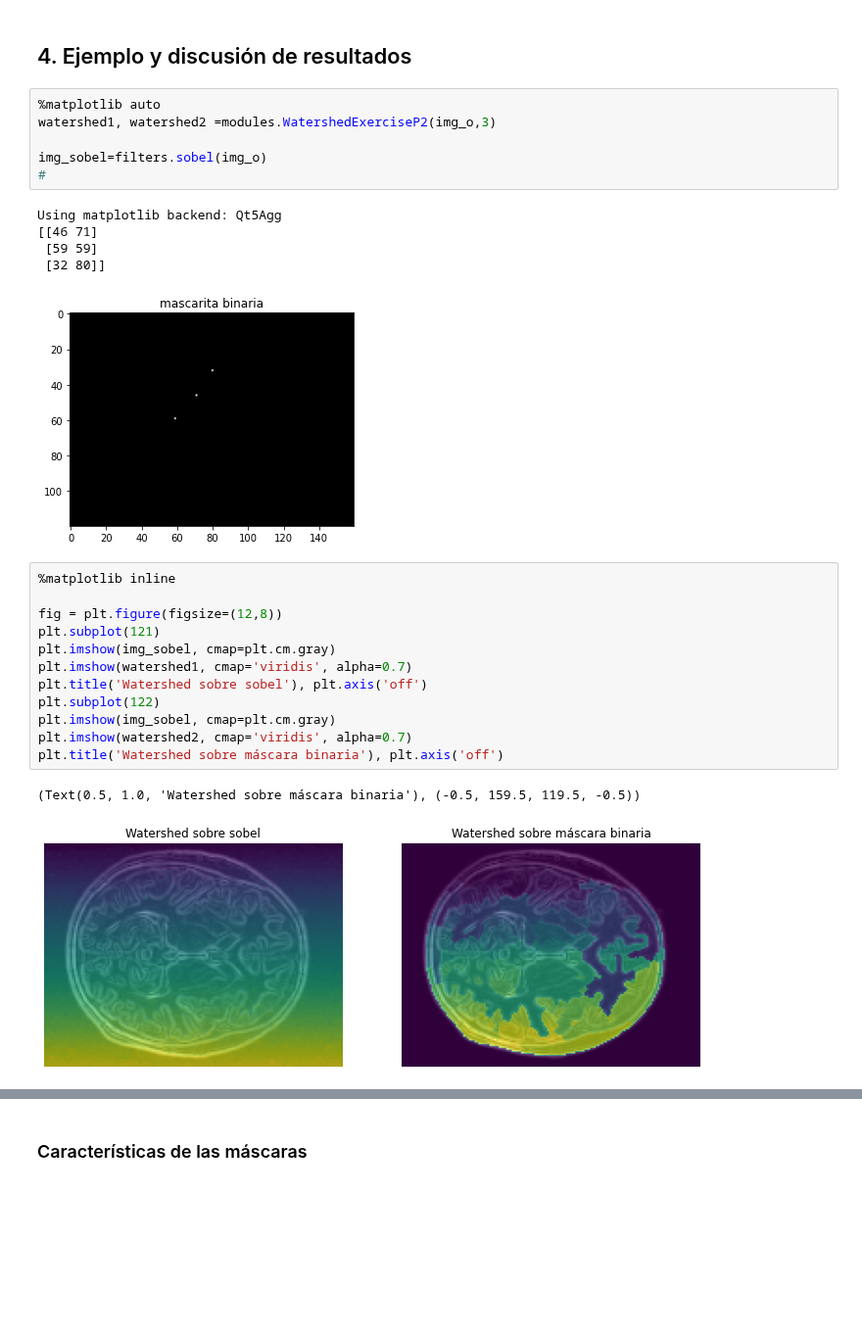
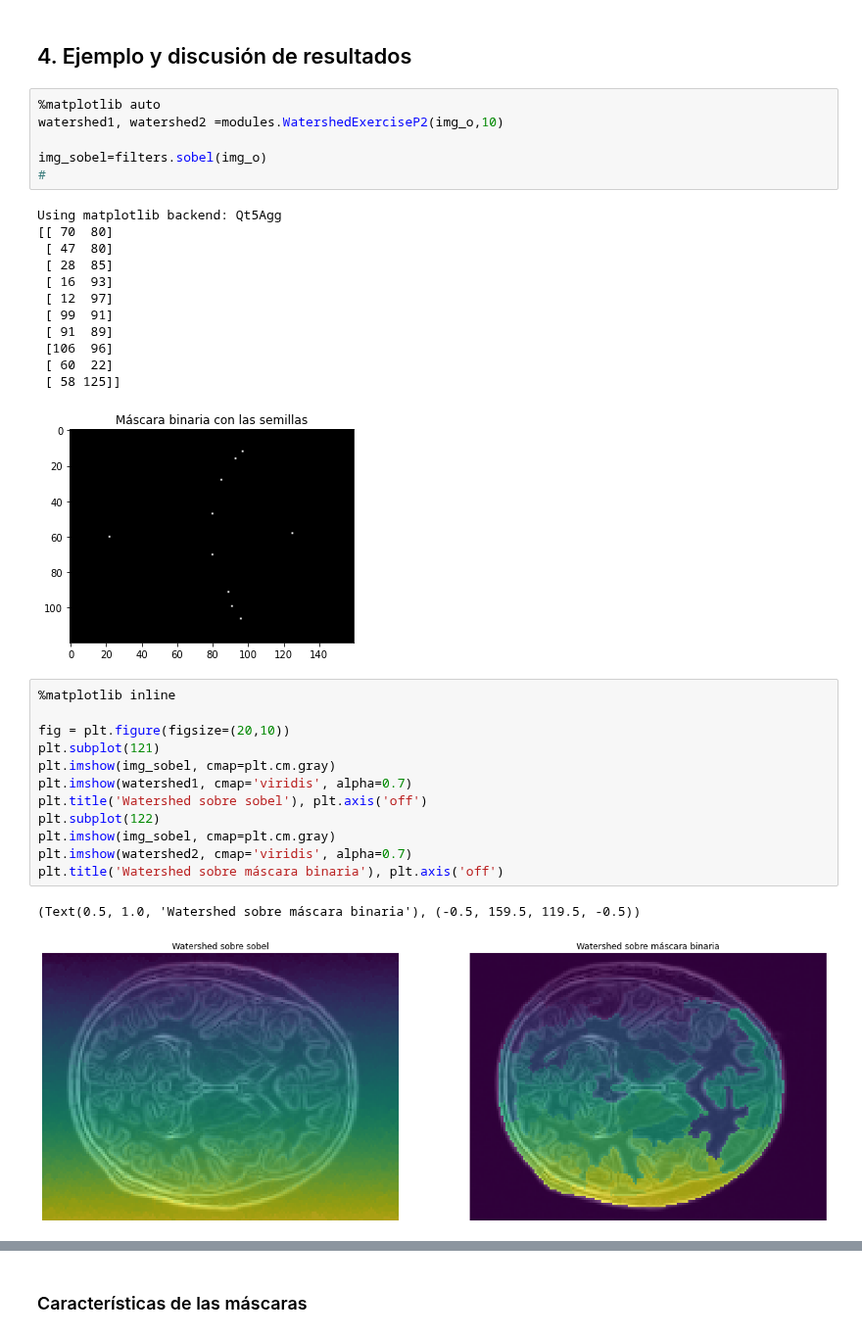
Before and after one commit to Mariaprddz/Analisis, a Jupyter notebook: Analisis/Practica2/Watershed_segmentation.ipynb, the cells around one changed output, grey strips where cells are left out. Shown at 98% size. Cells and saved outputs as stored; diff of their text form; blank space fills up the shorter version.

```diff
--- a/Analisis/Practica2/Watershed_segmentation.ipynb
+++ b/Analisis/Practica2/Watershed_segmentation.ipynb
@@ -118,28 +120,35 @@ Hemos creado una función para el algoritmo watershed, **WatershedExerciseP2(img
 ## 4. Ejemplo y discusión de resultados
 # %%
 %matplotlib auto
-watershed1, watershed2 =modules.WatershedExerciseP2(img_o,3)
+watershed1, watershed2 =modules.WatershedExerciseP2(img_o,10)
 
 img_sobel=filters.sobel(img_o)
 #
 # %% [output]
 Using matplotlib backend: Qt5Agg
-[[46 71]
- [59 59]
- [32 80]]
+[[ 70  80]
+ [ 47  80]
+ [ 28  85]
+ [ 16  93]
+ [ 12  97]
+ [ 99  91]
+ [ 91  89]
+ [106  96]
+ [ 60  22]
+ [ 58 125]]
-[figure, old version]
+[figure, new version]
 # %%
 %matplotlib inline
 
-fig = plt.figure(figsize=(12,8))
+fig = plt.figure(figsize=(20,10))
 plt.subplot(121)
 plt.imshow(img_sobel, cmap=plt.cm.gray)
 plt.imshow(watershed1, cmap='viridis', alpha=0.7)
 plt.title('Watershed sobre sobel'), plt.axis('off')
 plt.subplot(122)
 plt.imshow(img_sobel, cmap=plt.cm.gray)
 plt.imshow(watershed2, cmap='viridis', alpha=0.7)
 plt.title('Watershed sobre máscara binaria'), plt.axis('off')
 # %% [output]
 (Text(0.5, 1.0, 'Watershed sobre máscara binaria'), (-0.5, 159.5, 119.5, -0.5))
-[figure, old version]
+[figure, new version]
```
Also changed, not shown: parts of 8 cells of this notebook.
